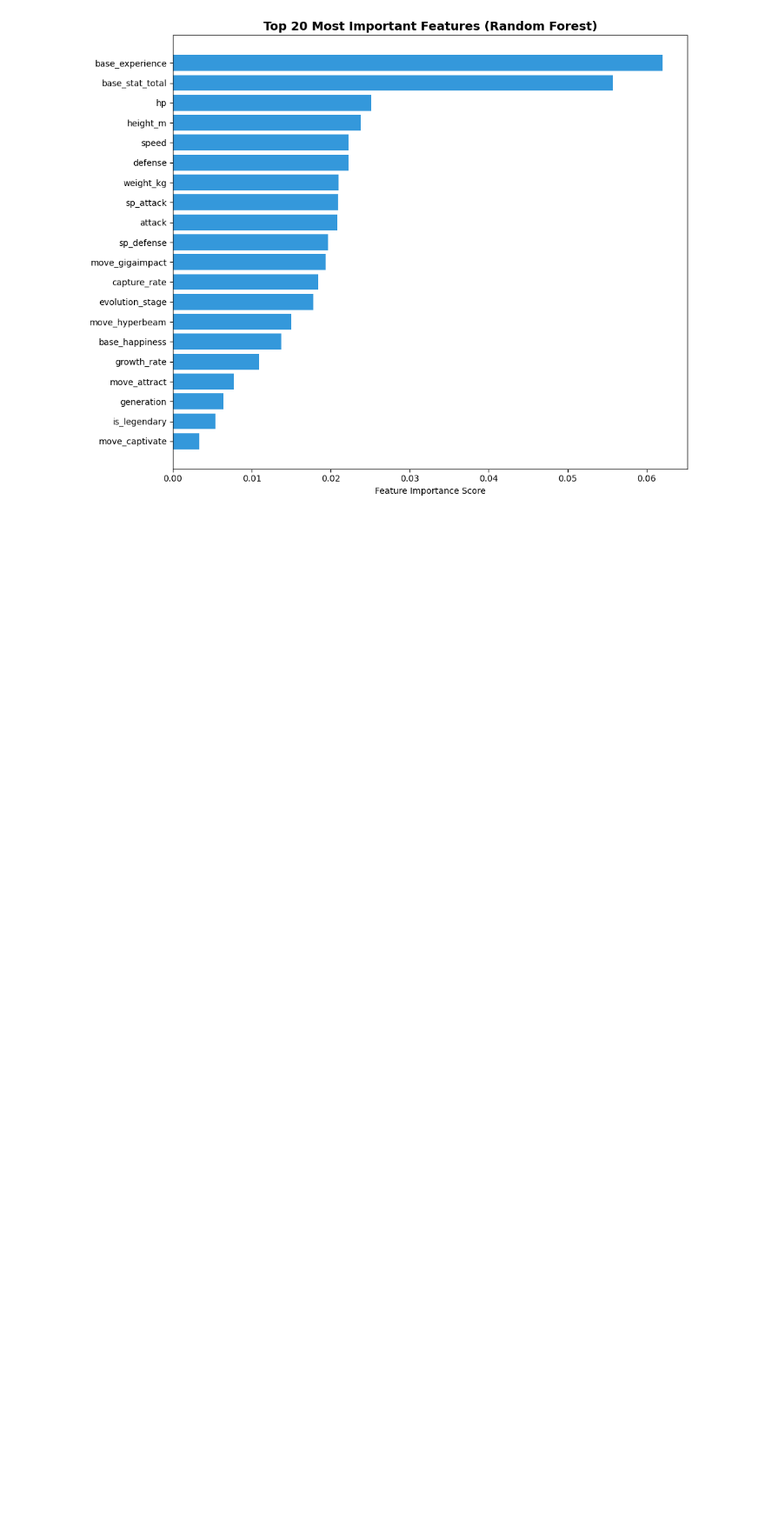
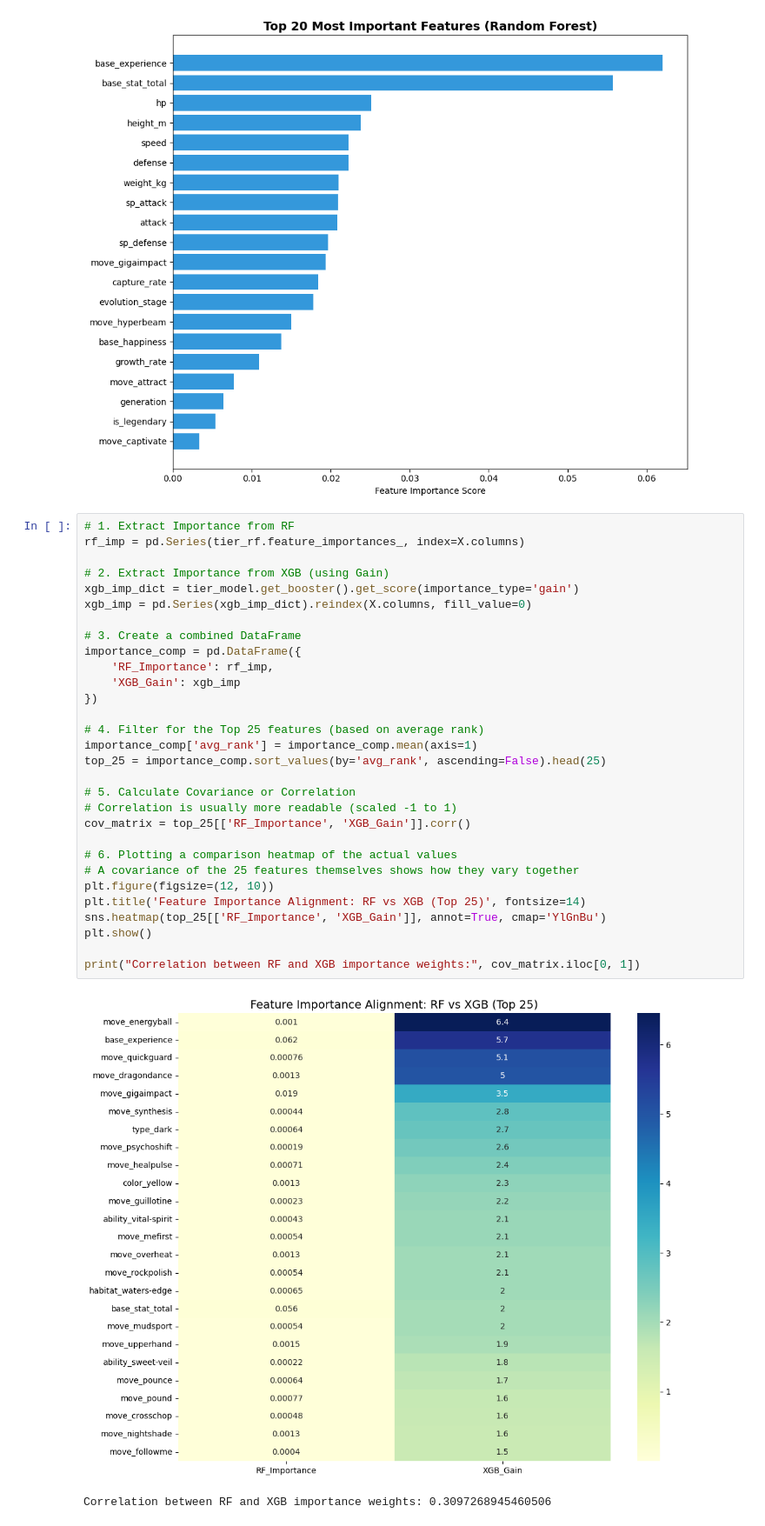
Before and after one commit to Anna-Kopec/pokemon_exploratory_data_analysis, a Jupyter notebook: src/process_tiers.ipynb, the cells around one changed output. Shown at 87% size. Drawn from its saved outputs; the diff is of its cells as text; blank space fills up the shorter version.

Commit message:
added correlation heatmap between both models

```diff
--- a/src/process_tiers.ipynb
+++ b/src/process_tiers.ipynb
@@ -179,3 +179,36 @@ plt.tight_layout()
 plt.show()
 # %% [output]
 [figure]
+# %%
+# 1. Extract Importance from RF
+rf_imp = pd.Series(tier_rf.feature_importances_, index=X.columns)
+
+# 2. Extract Importance from XGB (using Gain)
+xgb_imp_dict = tier_model.get_booster().get_score(importance_type='gain')
+xgb_imp = pd.Series(xgb_imp_dict).reindex(X.columns, fill_value=0)
+
+# 3. Create a combined DataFrame
+importance_comp = pd.DataFrame({
+    'RF_Importance': rf_imp,
+    'XGB_Gain': xgb_imp
+})
+
+# 4. Filter for the Top 25 features (based on average rank)
+importance_comp['avg_rank'] = importance_comp.mean(axis=1)
+top_25 = importance_comp.sort_values(by='avg_rank', ascending=False).head(25)
+
+# 5. Calculate Covariance or Correlation
+# Correlation is usually more readable (scaled -1 to 1)
+cov_matrix = top_25[['RF_Importance', 'XGB_Gain']].corr()
+
+# 6. Plotting a comparison heatmap of the actual values
+# A covariance of the 25 features themselves shows how they vary together
+plt.figure(figsize=(12, 10))
+plt.title('Feature Importance Alignment: RF vs XGB (Top 25)', fontsize=14)
+sns.heatmap(top_25[['RF_Importance', 'XGB_Gain']], annot=True, cmap='YlGnBu')
+plt.show()
+
+print("Correlation between RF and XGB importance weights:", cov_matrix.iloc[0, 1])
+# %% [output]
+[figure, added]
+Correlation between RF and XGB importance weights: 0.3097268945460506
```
